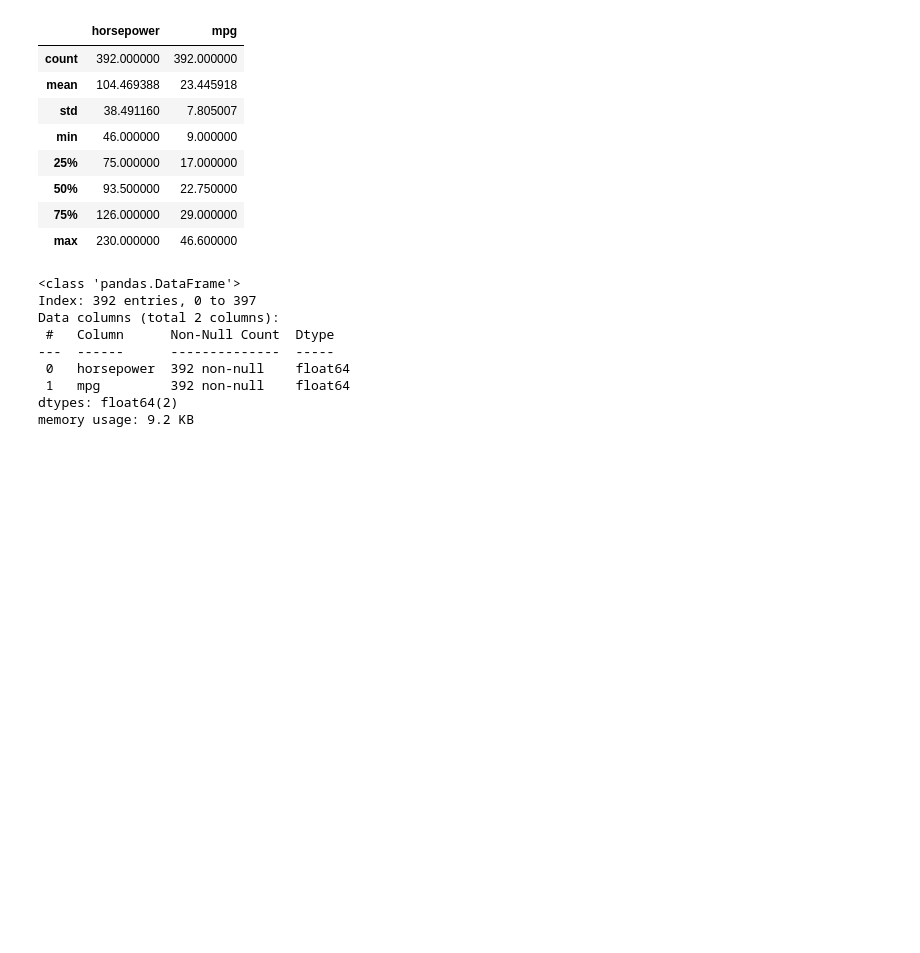
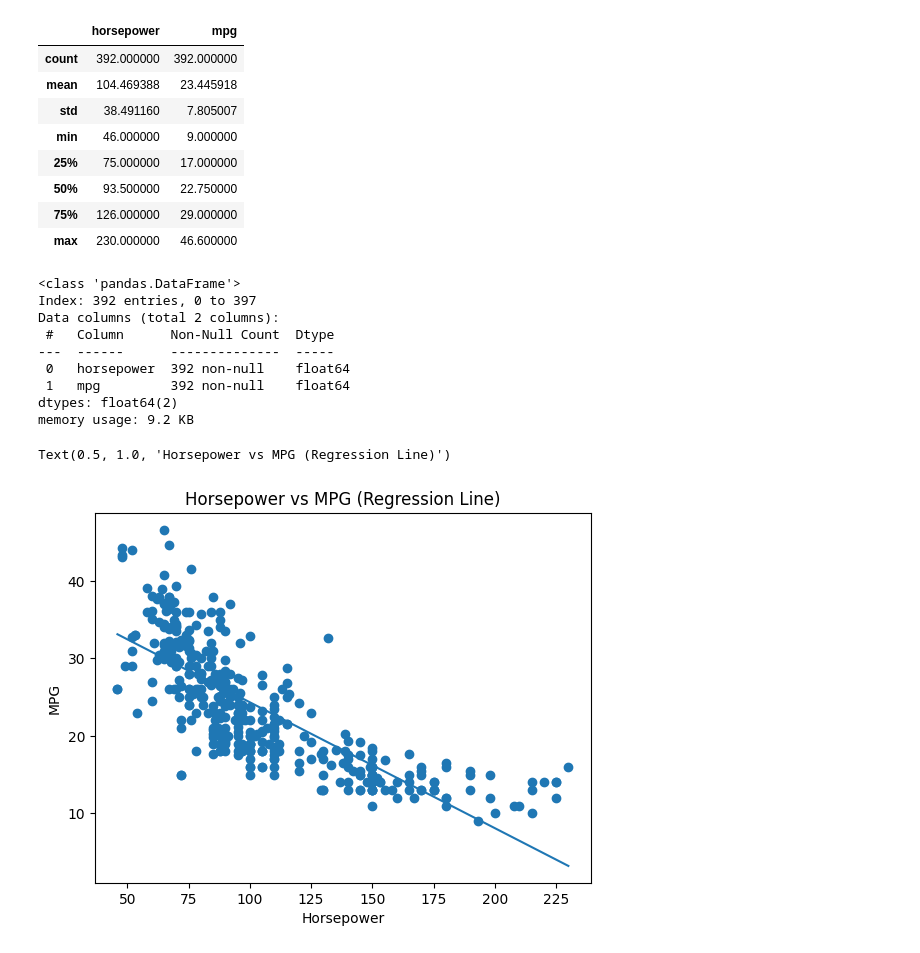
Before and after one commit to suhasdj04/Machine-Learning, a Jupyter notebook: cls.ipynb, the cells around one changed output. Saved outputs shown, nothing was run; the diff lists cells and outputs as text; code cells hidden in the pictures; blank space fills up the shorter version.

```diff
--- a/cls.ipynb
+++ b/cls.ipynb
@@ -107,3 +107,16 @@ Data columns (total 2 columns):
  1   mpg         392 non-null    float64
 dtypes: float64(2)
 memory usage: 9.2 KB
+# %%
+df_sorted = df.sort_values(by='horsepower')
+# %%
+plt.figure()
+plt.scatter(df_sorted['horsepower'], df_sorted['mpg'])
+plt.plot(df_sorted['horsepower'], model.predict(df_sorted[['horsepower']]))
+
+plt.xlabel("Horsepower")
+plt.ylabel("MPG")
+plt.title("Horsepower vs MPG (Regression Line)")
+# %% [output]
+Text(0.5, 1.0, 'Horsepower vs MPG (Regression Line)')
+[figure, added]
```
